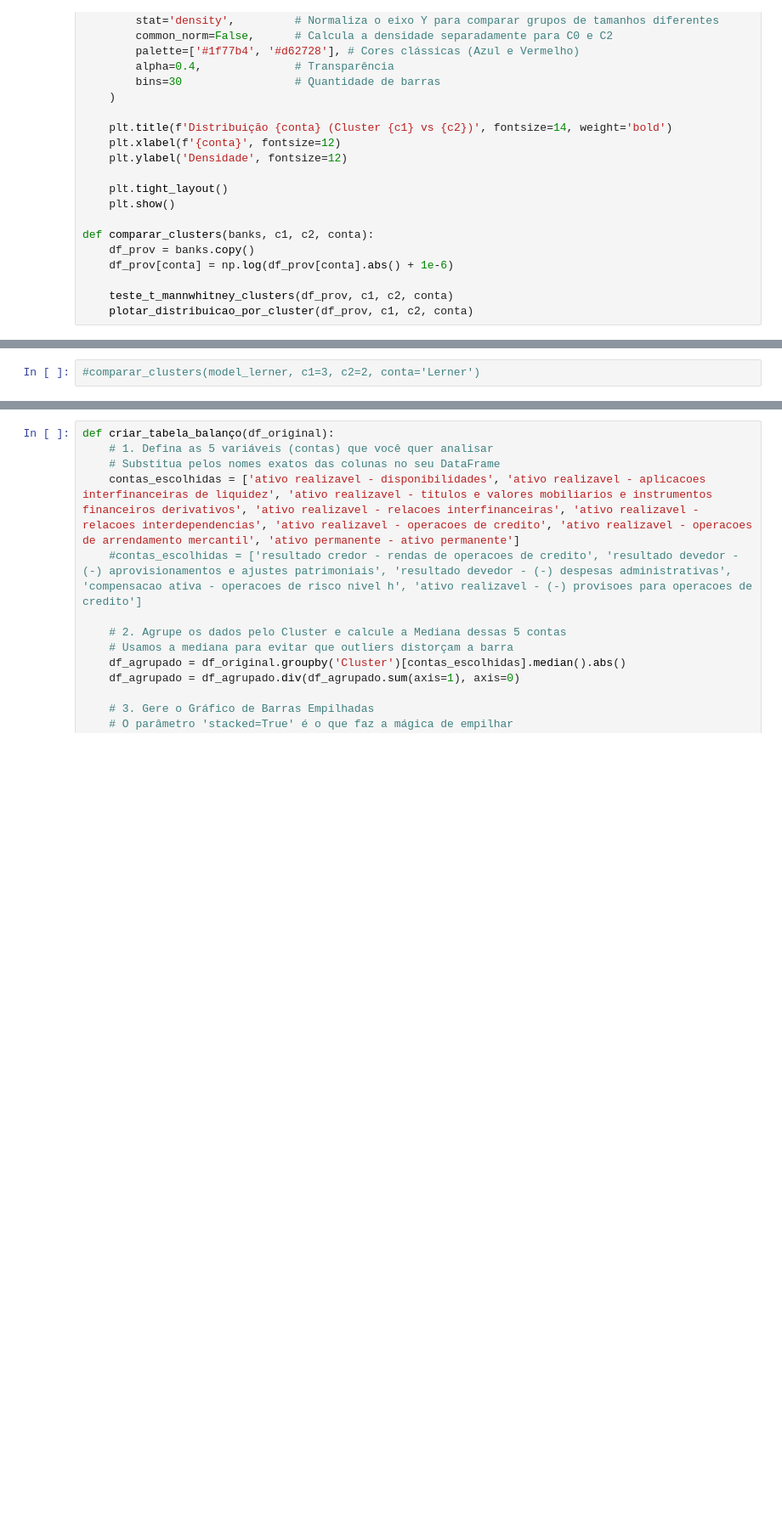
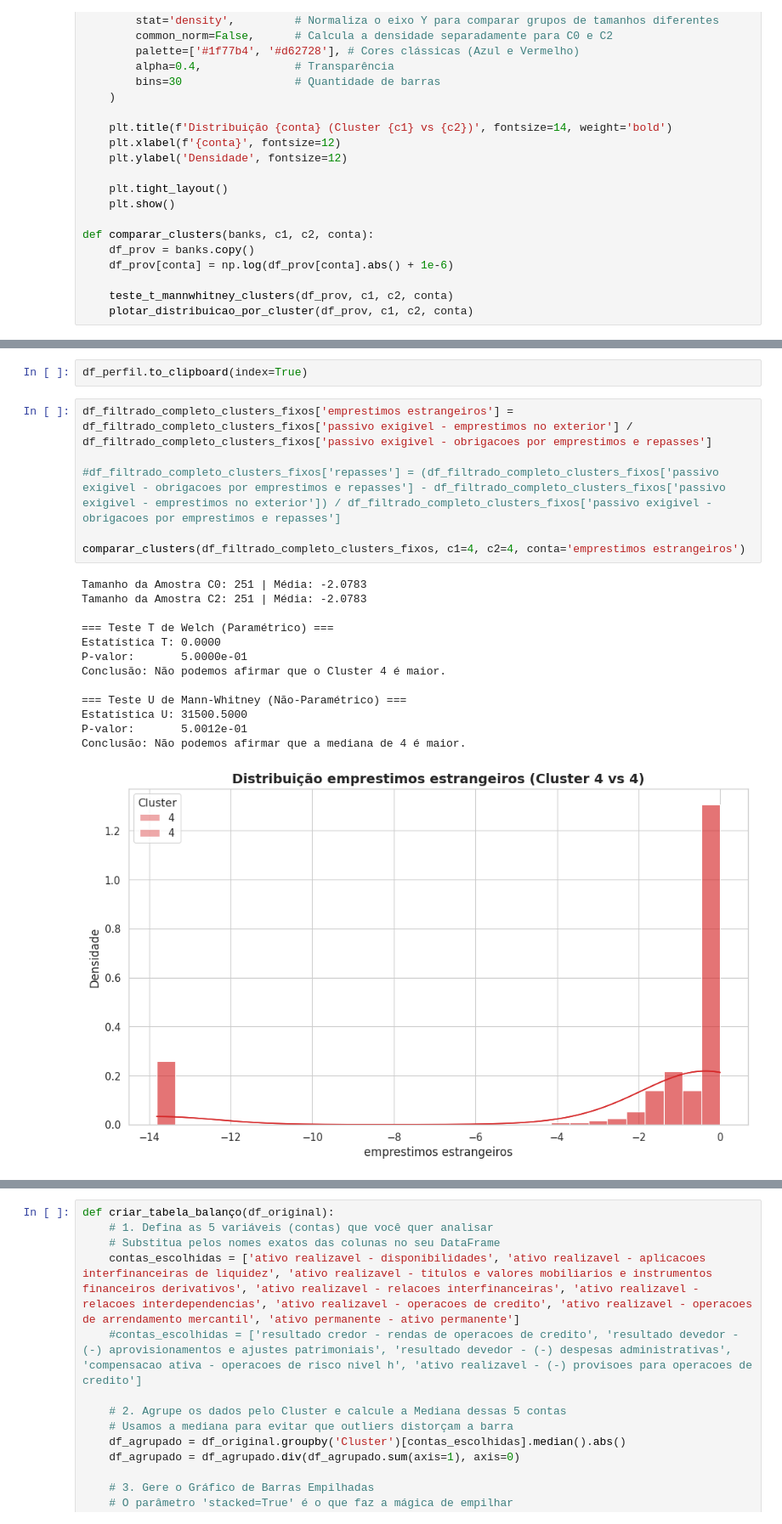
Before and after one commit to hspassos/banking, a Jupyter notebook: modelo_estrutural.ipynb, the cells around one changed output, grey strips where cells are left out. Shown at 85% size. Cells and saved outputs as stored; diff of their text form; blank space fills up the shorter version.

```diff
--- a/modelo_estrutural.ipynb
+++ b/modelo_estrutural.ipynb
@@ -1341,2 +1654,22 @@ df_inicial_sociedades = df_inicial[df_inicial['taxonomia'].str.startswith('soc')
+# %%
+df_perfil.to_clipboard(index=True)
 # %%
-#comparar_clusters(model_lerner, c1=3, c2=2, conta='Lerner')
+df_filtrado_completo_clusters_fixos['emprestimos estrangeiros'] = df_filtrado_completo_clusters_fixos['passivo exigivel - emprestimos no exterior'] / df_filtrado_completo_clusters_fixos['passivo exigivel - obrigacoes por emprestimos e repasses']
+
+#df_filtrado_completo_clusters_fixos['repasses'] = (df_filtrado_completo_clusters_fixos['passivo exigivel - obrigacoes por emprestimos e repasses'] - df_filtrado_completo_clusters_fixos['passivo exigivel - emprestimos no exterior']) / df_filtrado_completo_clusters_fixos['passivo exigivel - obrigacoes por emprestimos e repasses']
+
+comparar_clusters(df_filtrado_completo_clusters_fixos, c1=4, c2=4, conta='emprestimos estrangeiros')
+# %% [output]
+Tamanho da Amostra C0: 251 | Média: -2.0783
+Tamanho da Amostra C2: 251 | Média: -2.0783
+
+=== Teste T de Welch (Paramétrico) ===
+Estatística T: 0.0000
+P-valor:       5.0000e-01
+Conclusão: Não podemos afirmar que o Cluster 4 é maior.
+
+=== Teste U de Mann-Whitney (Não-Paramétrico) ===
+Estatística U: 31500.5000
+P-valor:       5.0012e-01
+Conclusão: Não podemos afirmar que a mediana de 4 é maior.
+[figure, added]
```
Also changed, not shown: parts of 20 cells of this notebook, 19 other files.
